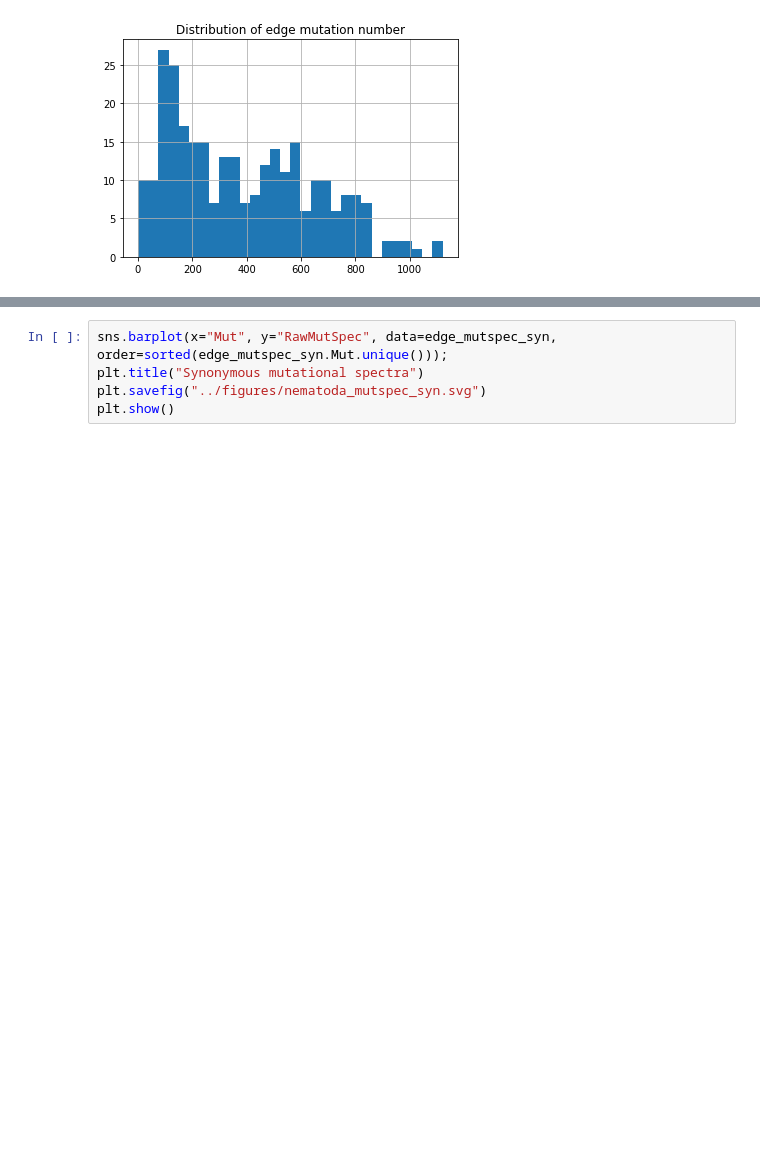
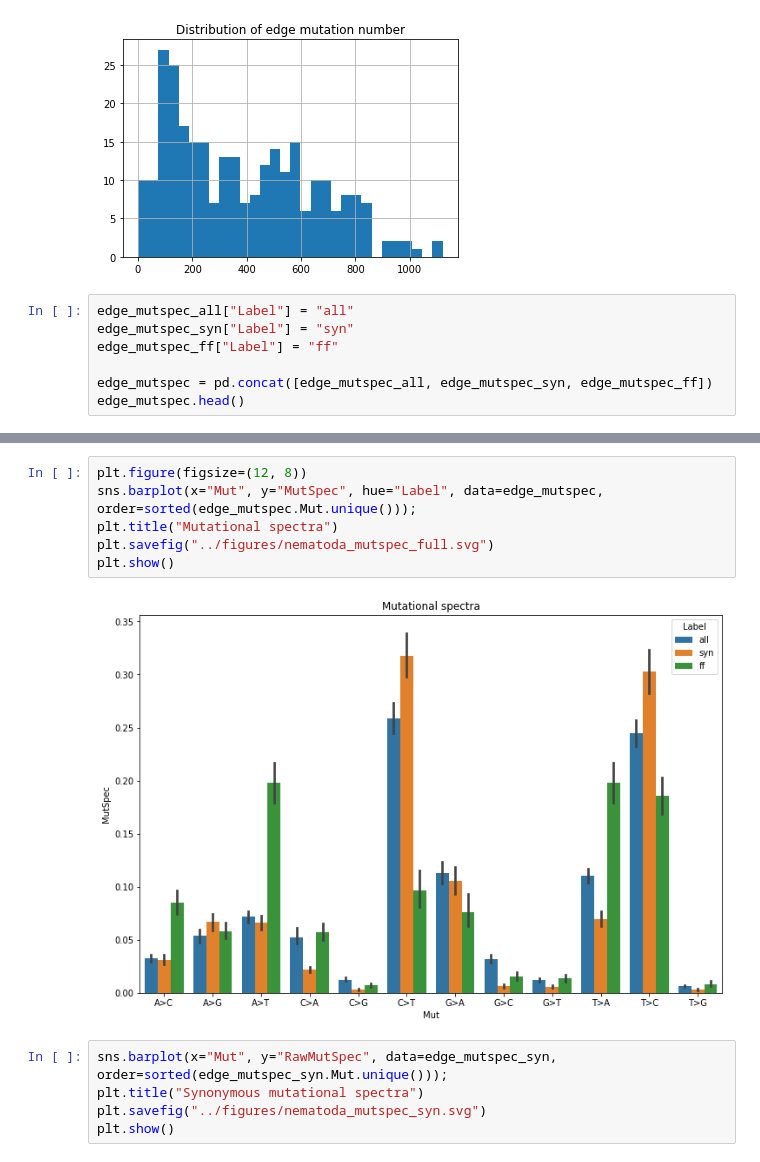
Before and after one commit to kpotoh/birds, a Jupyter notebook: nb/mut_extraction_nematoda.ipynb, the cells around one changed output, grey strips where cells are left out. Drawn from its saved outputs; the diff is of its cells as text; blank space fills up the shorter version.

Commit message:
joint plot of ms nematoda

```diff
--- a/nb/mut_extraction_nematoda.ipynb
+++ b/nb/mut_extraction_nematoda.ipynb
@@ -130,3 +130,10 @@ mutations.groupby("AltNode").apply(len).hist(bins=30)
 plt.title("Distribution of edge mutation number");
 # %% [output]
 [figure]
+# %%
+edge_mutspec_all["Label"] = "all"
+edge_mutspec_syn["Label"] = "syn"
+edge_mutspec_ff["Label"] = "ff"
+
+edge_mutspec = pd.concat([edge_mutspec_all, edge_mutspec_syn, edge_mutspec_ff])
+edge_mutspec.head()
@@ -133,3 +147,11 @@ plt.title("Distribution of edge mutation number");
+# %%
+plt.figure(figsize=(12, 8))
+sns.barplot(x="Mut", y="MutSpec", hue="Label", data=edge_mutspec, order=sorted(edge_mutspec.Mut.unique()));
+plt.title("Mutational spectra")
+plt.savefig("../figures/nematoda_mutspec_full.svg")
+plt.show()
+# %% [output]
+[figure, added]
 # %%
 sns.barplot(x="Mut", y="RawMutSpec", data=edge_mutspec_syn, order=sorted(edge_mutspec_syn.Mut.unique()));
 plt.title("Synonymous mutational spectra")
```
Also changed, not shown: parts of 1 cell of this notebook, 1 other file.
